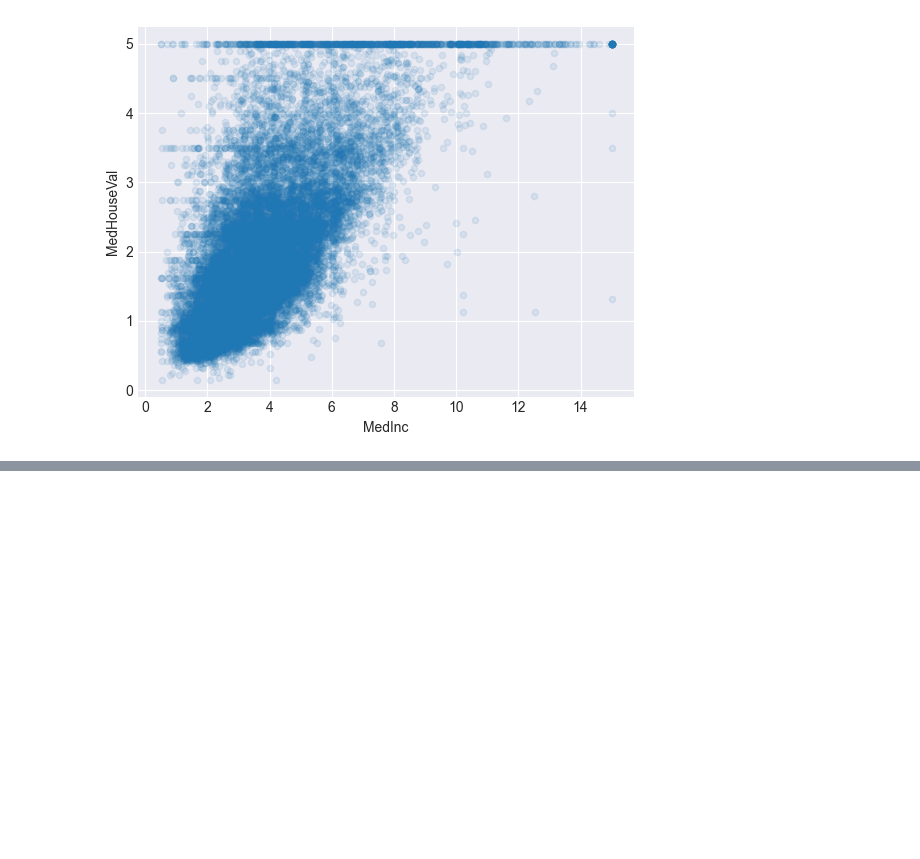
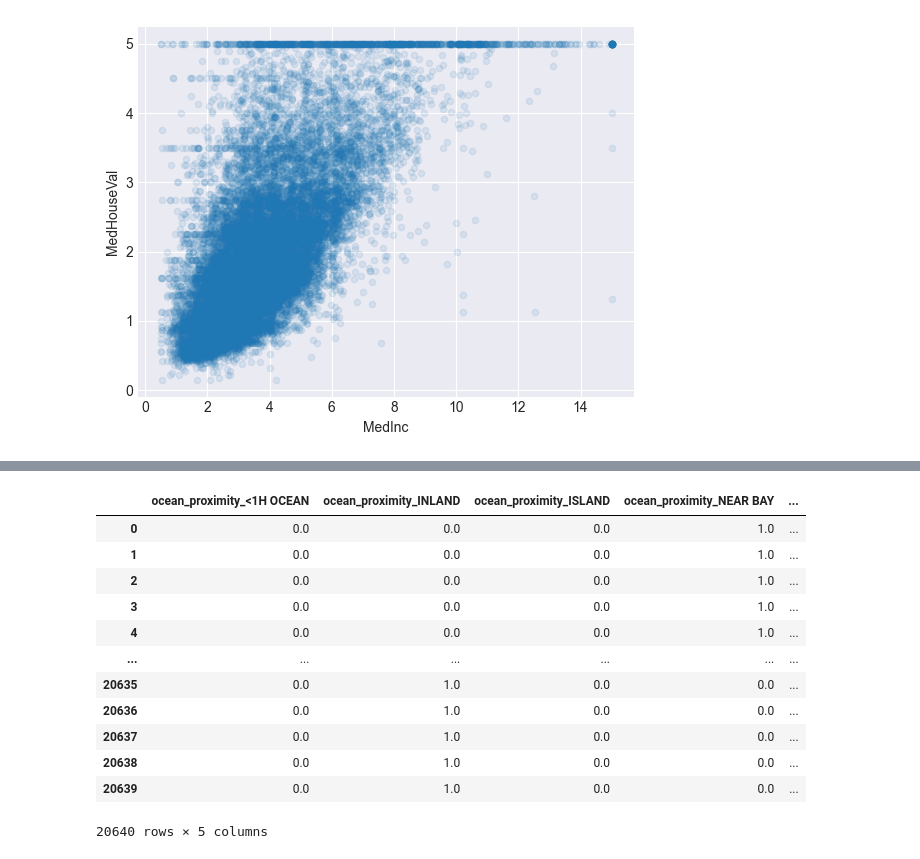
Before and after one commit to DavidCalebChaparroOrozco/Hands-OnMachineLearningwithScikit-LearnandPyTorch-Aur-lienG-ron, a Jupyter notebook: DataloadingExplorationPreparation/PracticeHousingDataset.ipynb, the cells around one changed output, grey strips where cells are left out. Cells and saved outputs as stored; diff of their text form; code cells hidden in the pictures; blank space fills up the shorter version.

```diff
--- a/DataloadingExplorationPreparation/PracticeHousingDataset.ipynb
+++ b/DataloadingExplorationPreparation/PracticeHousingDataset.ipynb
@@ -498,0 +569,5 @@ plt.show()
+# %%
+housing_cat = housing_pl[["ocean_proximity"]]
+ordinal_encoder = OrdinalEncoder()
+housing_cat_encoded = ordinal_encoder.fit_transform(housing_cat)
+housing_cat_encoded[:10] # Slicing the first 10 rows to check the encoded values
@@ -498,0 +593,10 @@ plt.show()
+# %%
+# One-hot encoding
+cat_encoder = OneHotEncoder(
+    sparse_output=False,
+    handle_unknown="ignore"
+)
+
+# Fit and transform the categorical data
+housing_cat_1hot = cat_encoder.fit_transform(housing_cat)
+housing_cat_1hot
@@ -498,0 +611,23 @@ plt.show()
+# %%
+# Create a DataFrame for the one-hot encoded features
+housing_cat_encoded = pd.DataFrame(
+    housing_cat_1hot,
+    columns = cat_encoder.get_feature_names_out(),
+    #index = housing_cat.index
+)
+
+housing_cat_encoded
+# %% [output]
+|  | ocean_proximity_<1H OCEAN | ocean_proximity_INLAND | ocean_proximity_ISLAND | ocean_proximity_NEAR BAY | ... |
+| 0 | 0.0 | 0.0 | 0.0 | 1.0 | ... |
+| 1 | 0.0 | 0.0 | 0.0 | 1.0 | ... |
+| 2 | 0.0 | 0.0 | 0.0 | 1.0 | ... |
+| 3 | 0.0 | 0.0 | 0.0 | 1.0 | ... |
+| 4 | 0.0 | 0.0 | 0.0 | 1.0 | ... |
+| ... | ... | ... | ... | ... | ... |
+| 20635 | 0.0 | 1.0 | 0.0 | 0.0 | ... |
+| 20636 | 0.0 | 1.0 | 0.0 | 0.0 | ... |
+| 20637 | 0.0 | 1.0 | 0.0 | 0.0 | ... |
+| 20638 | 0.0 | 1.0 | 0.0 | 0.0 | ... |
+| 20639 | 0.0 | 1.0 | 0.0 | 0.0 | ... |
+20640 rows × 5 columns
```
Also changed, not shown: parts of 15 cells of this notebook, 1 other file.
